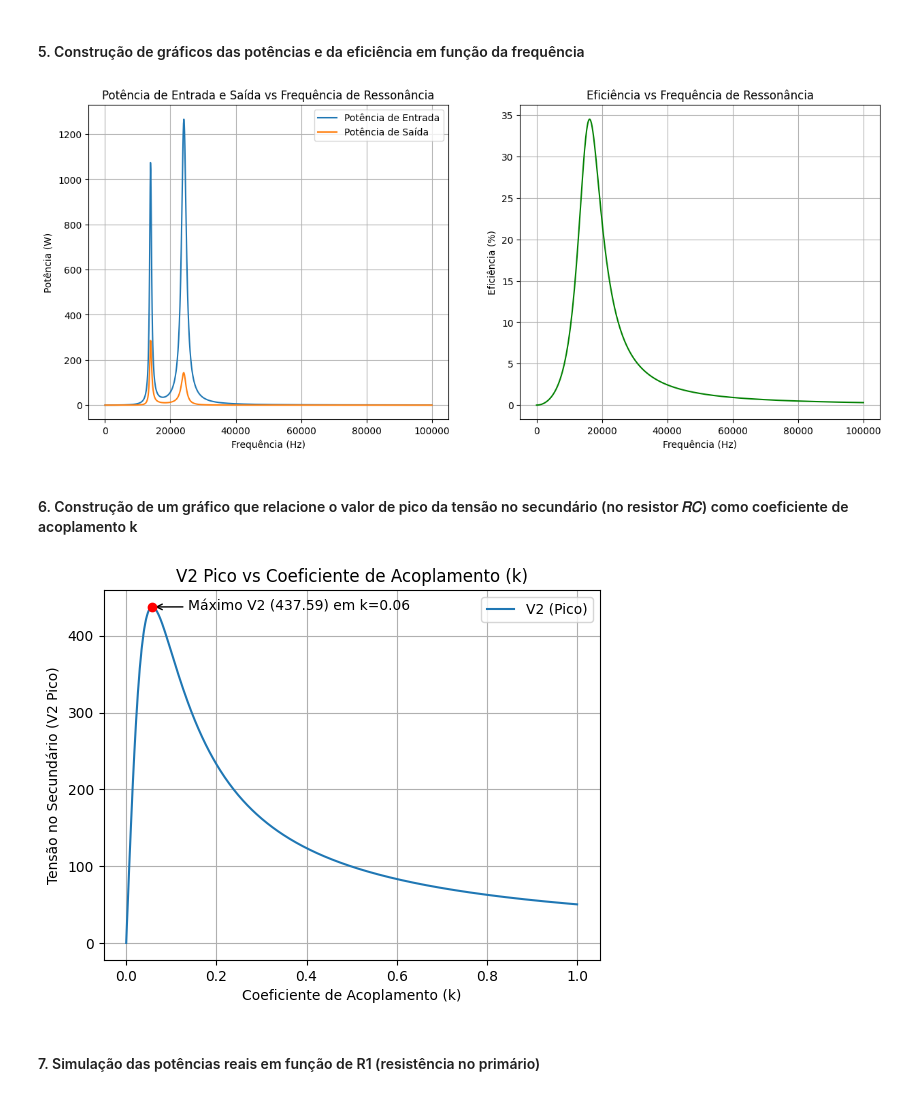
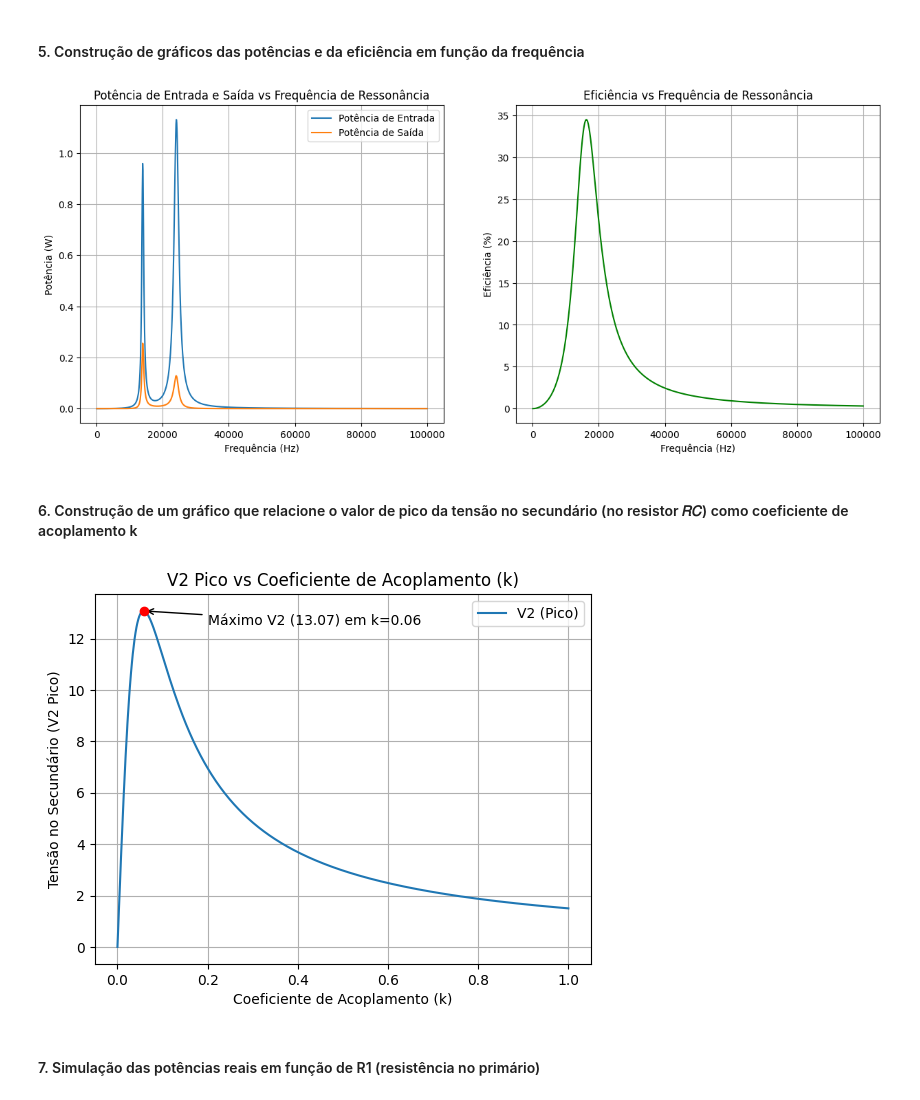
Before and after one commit to DeLucca990/Electromagnetism-Project, a Jupyter notebook: projeto/main_real.ipynb, the cells around one changed output. Saved outputs shown, nothing was run; the diff lists cells and outputs as text; code cells hidden in the pictures.

```diff
--- a/projeto/main_real.ipynb
+++ b/projeto/main_real.ipynb
@@ -52,16 +52,15 @@ XC2 =  -9.36269192059634j
 XM =  4.644620544242555j
 ZEQ =  (0.2190299989393311-9.357565144592746j)
 # %%
-# vp = 2.5
-# t = np.linspace(0, 10, 1000)
-# V1 = (2/np.pi)*vp*np.cos(w*t)
+vp = 2.5
+t = 10
+V1 = (2/np.pi)*vp*np.cos(w*t)
 # %%
 def CalcularTransformador(v1, ZEQ):
     Z=np.array([[R1+XL1+XC1, -XM],[-XM, XL2+R2+ZEQ]])
     V=np.array([v1,0])
     I=np.dot(linalg.inv(Z),V)
     return I[0], I[1]
-V1 = 50
 I1, I2 = CalcularTransformador(V1, ZEQ)
 V2 = I2 * ZEQ
 print(I1, I2)
@@ -103,7 +102,6 @@ plt.show()
 # %%
 L_values = [100e-6, 200e-6, 300e-6, 400e-6, 500e-6, 600e-6]
 fr_values = np.linspace(0, 100e3, 1000)
-V1 = 50
 R1 = 439.4e-3
 R2 = 424.1e-3
 k = 0.5
@@ -149,7 +147,6 @@ C1 = C2 = 1e-6
 L1 = 87.66e-6
 L2 = 86.29e-6
 fr_values = np.linspace(0, 100e3, 1000)
-V1 = 50
 k = 0.5
 
 P_in_list = []
@@ -202,12 +199,11 @@ ax2.grid(True)
 #plt.tight_layout()
 plt.show()
 # %% [output]
-[figure, old version]
+[figure, new version]
 # %% [markdown]
 #### 6. Construção de um gráfico que relacione o valor de pico da tensão no secundário (no resistor 𝑅𝐶) como coeficiente de acoplamento k
 # %%
 k_values = np.linspace(0, 1, 500)
-V1 = 50
 R1 = 439.4e-3
 R2 = 424.1e-3
 L1 = 87.66e-6
@@ -219,35 +215,35 @@ w = 2*pi*f
 V2_list = []
 
 for k in k_values:
     XL1 = w * L1 * 1j
     XL2 = w * L2 * 1j
     XC1 = 1 / (w * C1 * 1j)
     XC2 = 1 / (w * C2 * 1j)
     M = k * sqrt(L1*L2)
     XM = w * M * 1j
     ZEQ = (RC * XC2)/(RC + XC2)
 
     I1, I2 = CalcularTransformador(V1, ZEQ)
     V2 = I2 * ZEQ
     V2_list.append(abs(V2))
 
 k_max = k_values[np.argmax(V2_list)]
 V2_max = np.max(V2_list)
 
 plt.plot(k_values, V2_list, label='V2 (Pico)')
 plt.xlabel('Coeficiente de Acoplamento (k)')
 plt.ylabel('Tensão no Secundário (V2 Pico)')
 plt.title('V2 Pico vs Coeficiente de Acoplamento (k)')
 plt.scatter(k_max, V2_max, color='red', zorder=5)
-plt.annotate(f'Máximo V2 ({V2_max:.2f}) em k={k_max:.2f}', (k_max, V2_max), xytext=(k_max+0.08, V2_max-5),
+plt.annotate(f'Máximo V2 ({V2_max:.2f}) em k={k_max:.2f}', (k_max, V2_max), xytext=(0.2, 12.5),
             arrowprops=dict(facecolor='black', arrowstyle='->'))
 plt.grid(True)
 plt.legend()
 plt.show()
 
 # Para cada frequência existe uam distância ótima para transmitir energia e vice-versa!!!
 # %% [output]
-[figure, old version]
+[figure, new version]
 # %% [markdown]
 #### 7. Simulação das potências reais em função de R1 (resistência no primário)
 # %%
```
Also changed, not shown: parts of 4 cells of this notebook.
